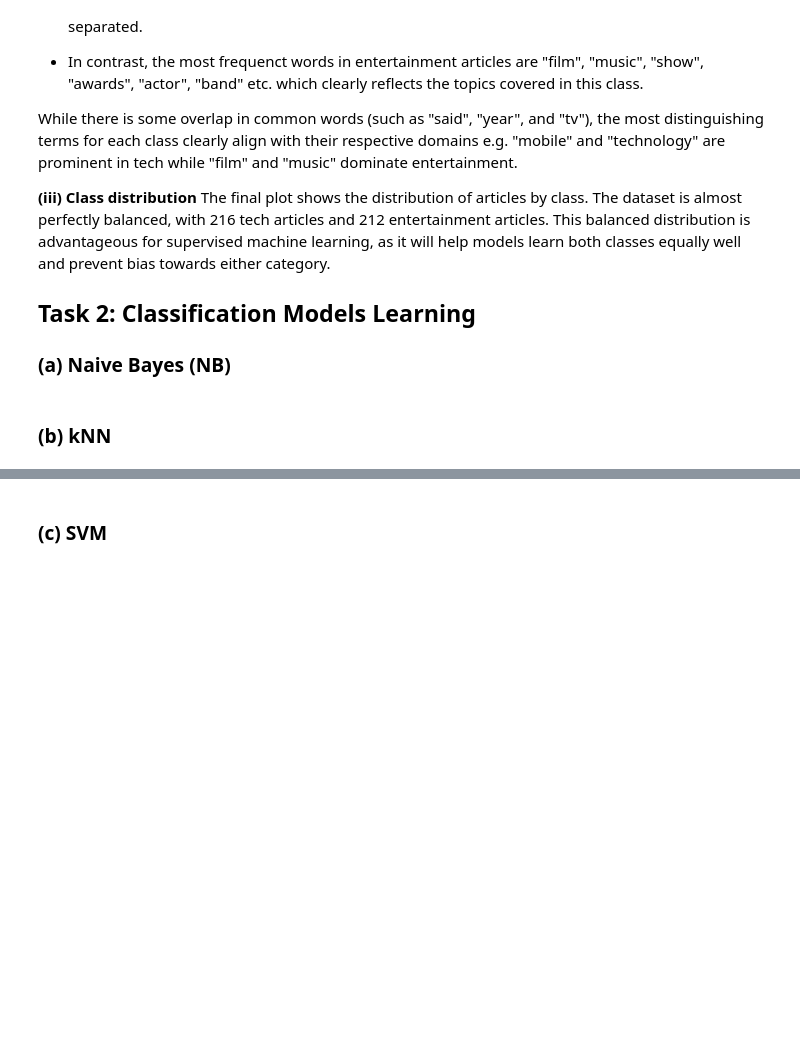
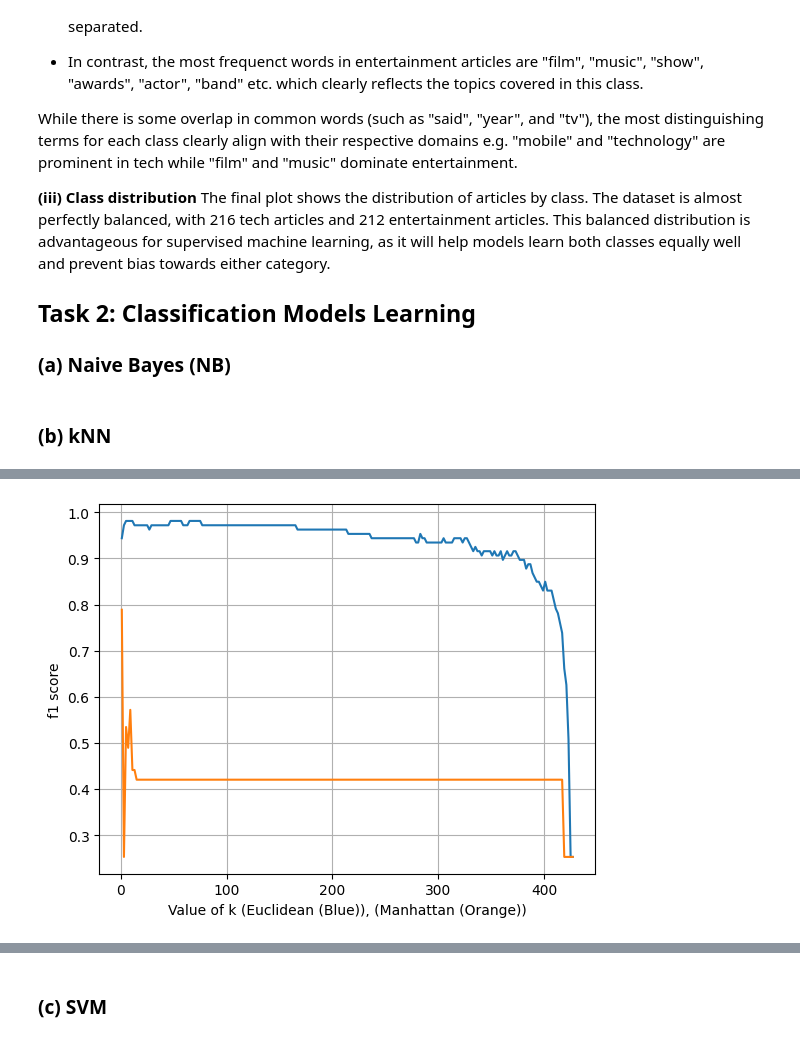
Before and after one commit to timsinyakov/361ass3, a Jupyter notebook: assignment3.ipynb, the cells around one changed output, grey strips where cells are left out. Saved outputs shown, nothing was run; the diff lists cells and outputs as text; code cells hidden in the pictures; blank space fills up the shorter version.

```diff
--- a/assignment3.ipynb
+++ b/assignment3.ipynb
@@ -175,4 +175,100 @@ The final plot shows the distribution of articles by class. The dataset is almos
 # %% [markdown]
 ### (b) kNN
 # %%
-# Code goes here
+import pandas as pd
+from sklearn.feature_extraction.text import TfidfVectorizer
+from sklearn.neighbors import KNeighborsClassifier
+import matplotlib.pyplot as plt
+from sklearn import metrics
+from sklearn.model_selection import GridSearchCV
+from sklearn.metrics import accuracy_score, precision_score, recall_score, f1_score
+from sklearn.decomposition import TruncatedSVD
+import numpy as np
+
+# 1. Read CSV
+df_train = pd.read_csv('train.csv')
+df_test = pd.read_csv('test.csv')
+
+
+# 1. 只在训练集上 fit
+tfidf_vectorizer = TfidfVectorizer()
+X_train_tfidf = tfidf_vectorizer.fit_transform(df_train['Text'])
+
+# 2. 用同一个 vectorizer 转换测试集
+X_test_tfidf  = tfidf_vectorizer.transform(df_test ['Text'])
+
+
+svd = TruncatedSVD(n_components=2, random_state=42)
+X_train2 = svd.fit_transform(X_train_tfidf)
+X_test2 = svd.transform(X_test_tfidf)
+
+encoder = {'entertainment':0, 'tech':1}
+y_train_enc = df_train['Category'].map(encoder)
+y_test_enc  = df_test ['Category'].map(encoder)
+f1_score_list = []
+f1_score_manhattan = []
+ks = list(range(1,428,2))
+
+def euclidean_knn (x_train, y_train):
+    model = KNeighborsClassifier(n_neighbors=k, metric='euclidean', n_jobs=-1)
+    model.fit(x_train, y_train)
+    y_predict = model.predict(X_test_tfidf)
+    score = f1_score(y_test_enc, y_predict, average='weighted')
+    return score
+
+for k in ks:
+    score = euclidean_knn(X_train_tfidf, y_train_enc)
+    f1_score_list.append(score)
+
+for k in ks:
+    model_manhattan = KNeighborsClassifier(n_neighbors=k, metric='manhattan', n_jobs=-1)
+    model_manhattan.fit(X_train_tfidf, y_train_enc)
+    y_predict_manhattan = model_manhattan.predict(X_test_tfidf)
+    f1_score_manhattan.append(f1_score(y_test_enc, y_predict_manhattan, average='weighted'))
+
+plt.plot(ks, f1_score_list)
+plt.plot(ks, f1_score_manhattan)
+plt.grid()
+plt.xlabel('Value of k (Euclidean (Blue)), (Manhattan (Orange))')
+plt.ylabel('f1 score')
+
+model = KNeighborsClassifier(n_neighbors=10, metric='euclidean', n_jobs=-1)
+model.fit(X_train2, y_train_enc)
+x_min, x_max = X_train2[:,0].min()-1, X_train2[:,0].max()+1
+y_min, y_max = X_train2[:,1].min()-1, X_train2[:,1].max()+1
+xx, yy = np.meshgrid(np.linspace(x_min,x_max,200),
+                    np.linspace(y_min,y_max,200))
+grid = np.c_[xx.ravel(), yy.ravel()]
+
+# 4. Predict on every grid point
+Z = model.predict(grid).reshape(xx.shape)
+
+# 5. Plot
+plt.figure(figsize=(6,6))
+plt.contourf(xx, yy, Z, alpha=0.3, levels=[-0.5,0.5,1.5], cmap='coolwarm')
+plt.scatter(X_train2[:,0], X_train2[:,1], c=y_train_enc, cmap='coolwarm',
+            edgecolor='k', alpha=0.8)
+plt.xlabel('Component 1'); plt.ylabel('Component 2')
+plt.title('KNN Decision Surface (k=10, Euclidean)')
+plt.show()
+
+model_manhattan = KNeighborsClassifier(n_neighbors=10, metric='manhattan', n_jobs=-1)
+model_manhattan.fit(X_train2, y_train_enc)
+x_min, x_max = X_train2[:,0].min()-1, X_train2[:,0].max()+1
+y_min, y_max = X_train2[:,1].min()-1, X_train2[:,1].max()+1
+xx, yy = np.meshgrid(np.linspace(x_min,x_max,200),
+                    np.linspace(y_min,y_max,200))
+grid = np.c_[xx.ravel(), yy.ravel()]
+
+# 4. Predict on every grid point
+Z = model_manhattan.predict(grid).reshape(xx.shape)
+
+# 5. Plot
+plt.figure(figsize=(6,6))
+plt.contourf(xx, yy, Z, alpha=0.3, levels=[-0.5,0.5,1.5], cmap='coolwarm')
+plt.scatter(X_train2[:,0], X_train2[:,1], c=y_train_enc, cmap='coolwarm',
+            edgecolor='k', alpha=0.8)
+plt.xlabel('Component 1'); plt.ylabel('Component 2')
+plt.title('KNN Decision Surface (k=10, Manhattan)')
+plt.show()
+# %% [output]
@@ -178,0 +276 @@ The final plot shows the distribution of articles by class. The dataset is almos
+[figure, added]
```
Also changed, not shown: parts of 3 cells of this notebook.
